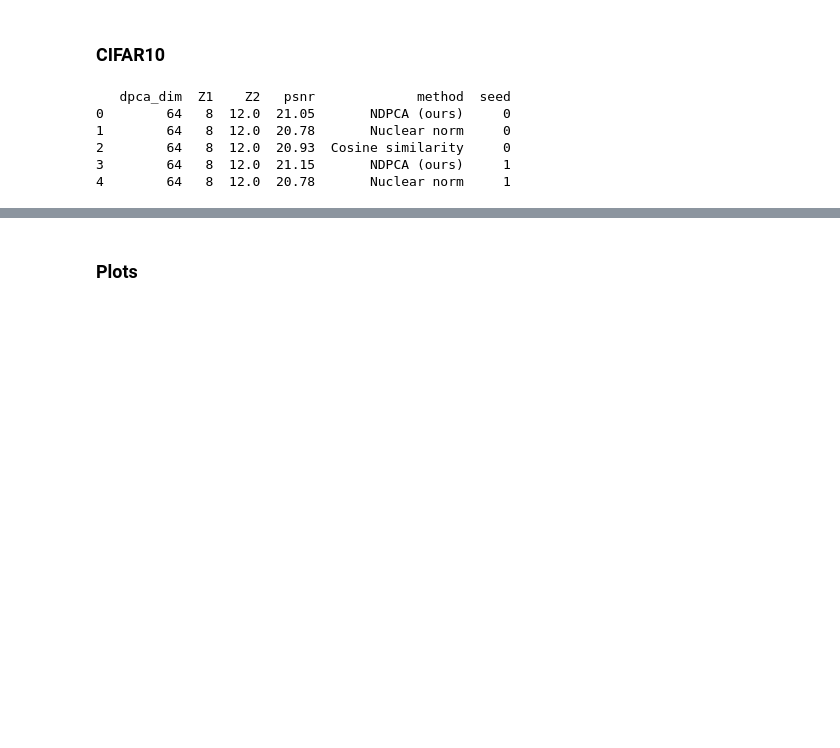
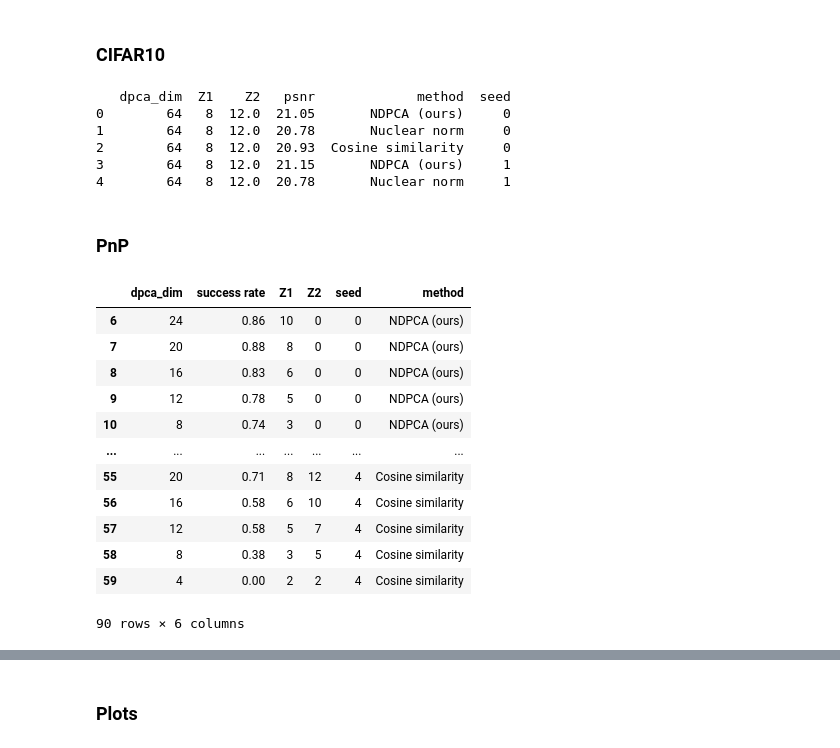
Before and after one commit to UTAustin-SwarmLab/Task-aware-Distributed-Source-Coding, a Jupyter notebook: plots/make_plot_norm.ipynb, the cells around one changed output, grey strips where cells are left out. Drawn from its saved outputs; the diff is of its cells as text; code cells hidden in the pictures; blank space fills up the shorter version.

```diff
--- a/plots/make_plot_norm.ipynb
+++ b/plots/make_plot_norm.ipynb
@@ -79,3 +79,35 @@ print(cifar_df.head())
 2        64   8  12.0  20.93  Cosine similarity     0
 3        64   8  12.0  21.15       NDPCA (ours)     1
 4        64   8  12.0  20.78       Nuclear norm     1
+# %% [markdown]
+### PnP
+# %%
+pnp_df = pd.read_csv('./lift.csv') # seed 0 ep 349
+pnp_df.drop(columns=['dim of z2 private'], inplace=True)
+pnp_df.rename(columns={"dim of z1 private": "Z1", "dim of z1 share": "Z2"}, inplace=True)
+idx = pnp_df[(pnp_df['method'] == 'Task-agnostic NDPCA')].index
+pnp_df.drop(idx, inplace=True)
+idx = pnp_df[(pnp_df['method'] == 'No DPCA module')].index
+pnp_df.drop(idx, inplace=True)
+pnp_df = pnp_df[pnp_df['dpca_dim'] <= 24]
+
+pnp_df2 = pd.read_csv('./lift_norms.csv')
+pnp_df2.drop(columns=['dim of z2 private'], inplace=True)
+pnp_df2.rename(columns={"dim of z1 private": "Z1", "dim of z1 share": "Z2"}, inplace=True)
+
+pnp_df = pd.concat([pnp_df, pnp_df2])
+pnp_df
+# %% [output]
+|  | dpca_dim | success rate | Z1 | Z2 | seed | method |
+| 6 | 24 | 0.86 | 10 | 0 | 0 | NDPCA (ours) |
+| 7 | 20 | 0.88 | 8 | 0 | 0 | NDPCA (ours) |
+| 8 | 16 | 0.83 | 6 | 0 | 0 | NDPCA (ours) |
+| 9 | 12 | 0.78 | 5 | 0 | 0 | NDPCA (ours) |
+| 10 | 8 | 0.74 | 3 | 0 | 0 | NDPCA (ours) |
+| ... | ... | ... | ... | ... | ... | ... |
+| 55 | 20 | 0.71 | 8 | 12 | 4 | Cosine similarity |
+| 56 | 16 | 0.58 | 6 | 10 | 4 | Cosine similarity |
+| 57 | 12 | 0.58 | 5 | 7 | 4 | Cosine similarity |
+| 58 | 8 | 0.38 | 3 | 5 | 4 | Cosine similarity |
+| 59 | 4 | 0.00 | 2 | 2 | 4 | Cosine similarity |
+90 rows × 6 columns
```
Also changed, not shown: parts of 3 cells of this notebook, 4 other files.
